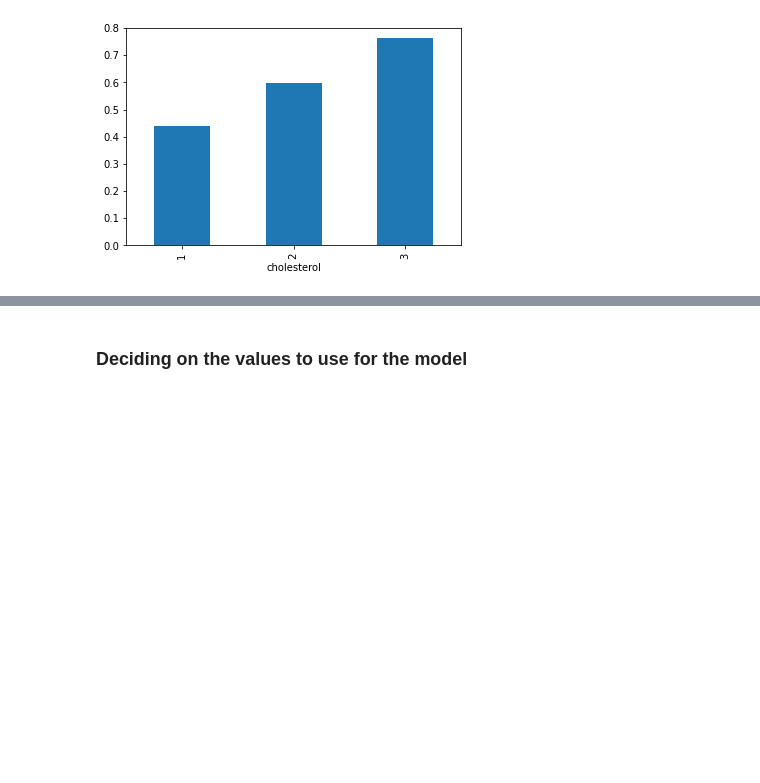
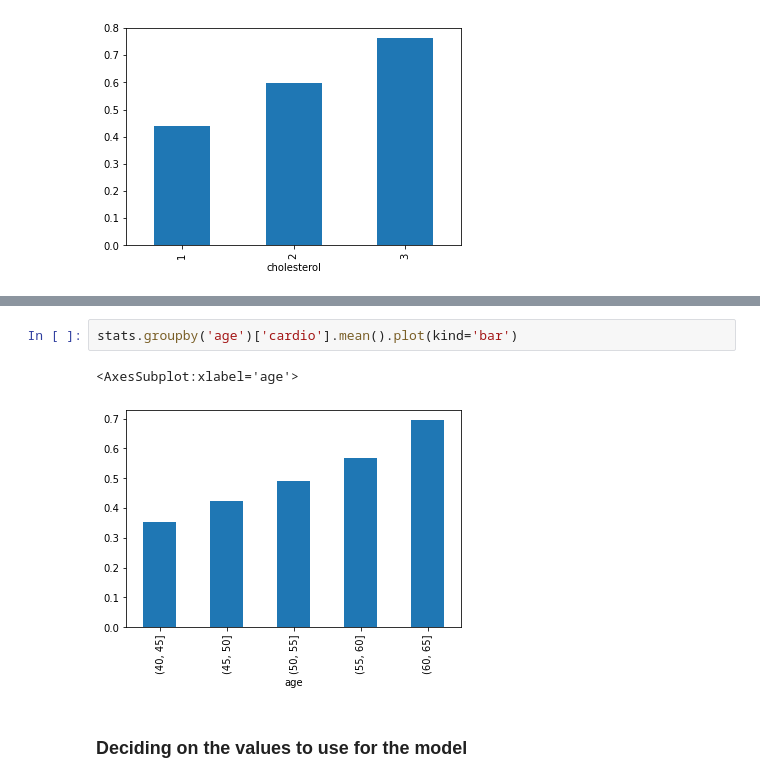
Before and after one commit to SebastianBentley/DSExam2022, a Jupyter notebook: Data3.ipynb, the cells around one changed output, grey strips where cells are left out. Saved outputs shown, nothing was run; the diff lists cells and outputs as text; blank space fills up the shorter version.

```diff
--- a/Data3.ipynb
+++ b/Data3.ipynb
@@ -463,3 +463,8 @@ stats.groupby('bmi')['cardio'].mean().plot(kind='line')
+# %%
+stats.groupby('age')['cardio'].mean().plot(kind='bar')
+# %% [output]
+<AxesSubplot:xlabel='age'>
+[figure, added]
 # %% [markdown]
 ### Deciding on the values to use for the model
 # %%
```
Also changed, not shown: parts of 8 cells of this notebook.
